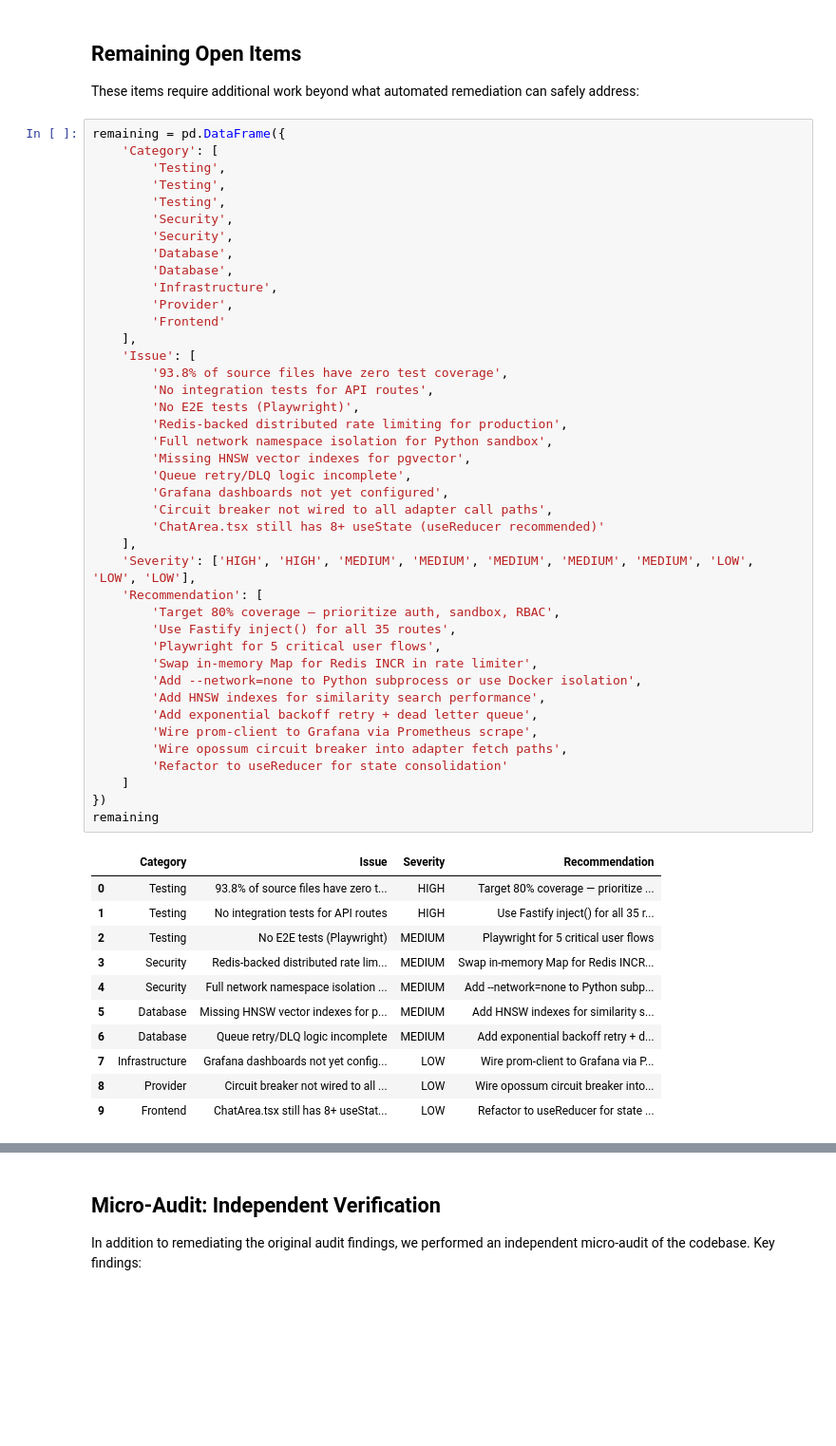
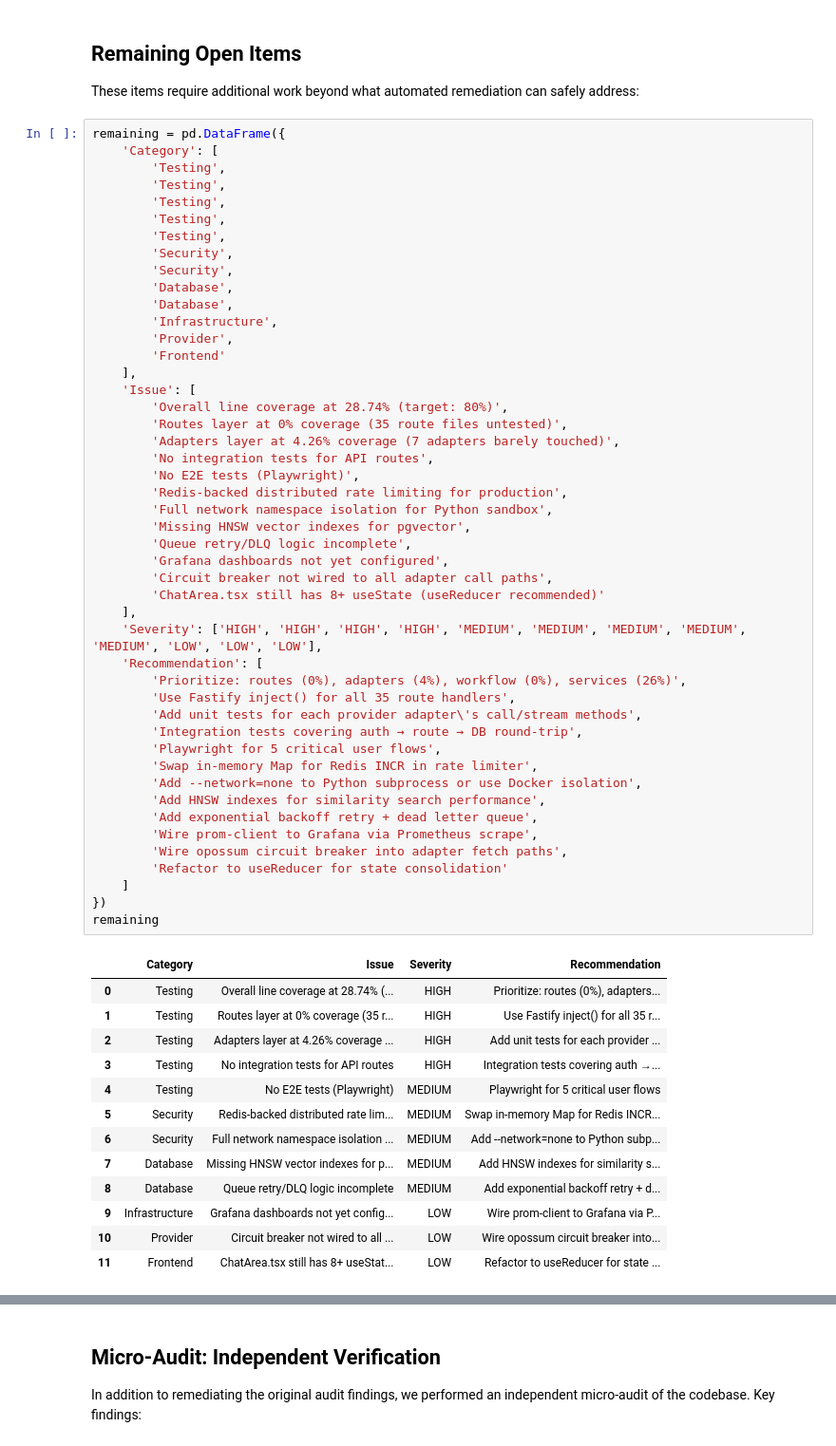
Before and after one commit to Yash-Awasthi/Judica, a Jupyter notebook: AUDIT_REPORT.ipynb, the cells around one changed output, grey strips where cells are left out. Shown at 95% size. Saved outputs shown, nothing was run; the diff lists cells and outputs as text; blank space fills up the shorter version.

```diff
--- a/AUDIT_REPORT.ipynb
+++ b/AUDIT_REPORT.ipynb
@@ -455,6 +466,8 @@ These items require additional work beyond what automated remediation can safely
 # %%
 remaining = pd.DataFrame({
     'Category': [
+        'Testing',
+        'Testing',
         'Testing',
         'Testing',
         'Testing',
@@ -464,44 +477,50 @@ remaining = pd.DataFrame({
         'Database',
         'Infrastructure',
         'Provider',
         'Frontend'
     ],
     'Issue': [
-        '93.8% of source files have zero test coverage',
+        'Overall line coverage at 28.74% (target: 80%)',
+        'Routes layer at 0% coverage (35 route files untested)',
+        'Adapters layer at 4.26% coverage (7 adapters barely touched)',
         'No integration tests for API routes',
         'No E2E tests (Playwright)',
         'Redis-backed distributed rate limiting for production',
         'Full network namespace isolation for Python sandbox',
         'Missing HNSW vector indexes for pgvector',
         'Queue retry/DLQ logic incomplete',
         'Grafana dashboards not yet configured',
         'Circuit breaker not wired to all adapter call paths',
         'ChatArea.tsx still has 8+ useState (useReducer recommended)'
     ],
-    'Severity': ['HIGH', 'HIGH', 'MEDIUM', 'MEDIUM', 'MEDIUM', 'MEDIUM', 'MEDIUM', 'LOW', 'LOW', 'LOW'],
+    'Severity': ['HIGH', 'HIGH', 'HIGH', 'HIGH', 'MEDIUM', 'MEDIUM', 'MEDIUM', 'MEDIUM', 'MEDIUM', 'LOW', 'LOW', 'LOW'],
     'Recommendation': [
-        'Target 80% coverage — prioritize auth, sandbox, RBAC',
-        'Use Fastify inject() for all 35 routes',
+        'Prioritize: routes (0%), adapters (4%), workflow (0%), services (26%)',
+        'Use Fastify inject() for all 35 route handlers',
+        'Add unit tests for each provider adapter\'s call/stream methods',
+        'Integration tests covering auth → route → DB round-trip',
         'Playwright for 5 critical user flows',
         'Swap in-memory Map for Redis INCR in rate limiter',
         'Add --network=none to Python subprocess or use Docker isolation',
         'Add HNSW indexes for similarity search performance',
         'Add exponential backoff retry + dead letter queue',
         'Wire prom-client to Grafana via Prometheus scrape',
         'Wire opossum circuit breaker into adapter fetch paths',
         'Refactor to useReducer for state consolidation'
     ]
 })
 remaining
 # %% [output]
 |  | Category | Issue | Severity | Recommendation |
-| 0 | Testing | 93.8% of source files have zero t... | HIGH | Target 80% coverage — prioritize ... |
-| 1 | Testing | No integration tests for API routes | HIGH | Use Fastify inject() for all 35 r... |
-| 2 | Testing | No E2E tests (Playwright) | MEDIUM | Playwright for 5 critical user flows |
-| 3 | Security | Redis-backed distributed rate lim... | MEDIUM | Swap in-memory Map for Redis INCR... |
-| 4 | Security | Full network namespace isolation ... | MEDIUM | Add --network=none to Python subp... |
-| 5 | Database | Missing HNSW vector indexes for p... | MEDIUM | Add HNSW indexes for similarity s... |
-| 6 | Database | Queue retry/DLQ logic incomplete | MEDIUM | Add exponential backoff retry + d... |
-| 7 | Infrastructure | Grafana dashboards not yet config... | LOW | Wire prom-client to Grafana via P... |
-| 8 | Provider | Circuit breaker not wired to all ... | LOW | Wire opossum circuit breaker into... |
-| 9 | Frontend | ChatArea.tsx still has 8+ useStat... | LOW | Refactor to useReducer for state ... |
+| 0 | Testing | Overall line coverage at 28.74% (... | HIGH | Prioritize: routes (0%), adapters... |
+| 1 | Testing | Routes layer at 0% coverage (35 r... | HIGH | Use Fastify inject() for all 35 r... |
+| 2 | Testing | Adapters layer at 4.26% coverage ... | HIGH | Add unit tests for each provider ... |
+| 3 | Testing | No integration tests for API routes | HIGH | Integration tests covering auth →... |
+| 4 | Testing | No E2E tests (Playwright) | MEDIUM | Playwright for 5 critical user flows |
+| 5 | Security | Redis-backed distributed rate lim... | MEDIUM | Swap in-memory Map for Redis INCR... |
+| 6 | Security | Full network namespace isolation ... | MEDIUM | Add --network=none to Python subp... |
+| 7 | Database | Missing HNSW vector indexes for p... | MEDIUM | Add HNSW indexes for similarity s... |
+| 8 | Database | Queue retry/DLQ logic incomplete | MEDIUM | Add exponential backoff retry + d... |
+| 9 | Infrastructure | Grafana dashboards not yet config... | LOW | Wire prom-client to Grafana via P... |
+| 10 | Provider | Circuit breaker not wired to all ... | LOW | Wire opossum circuit breaker into... |
+| 11 | Frontend | ChatArea.tsx still has 8+ useStat... | LOW | Refactor to useReducer for state ... |
```
Also changed, not shown: parts of 6 cells of this notebook.
